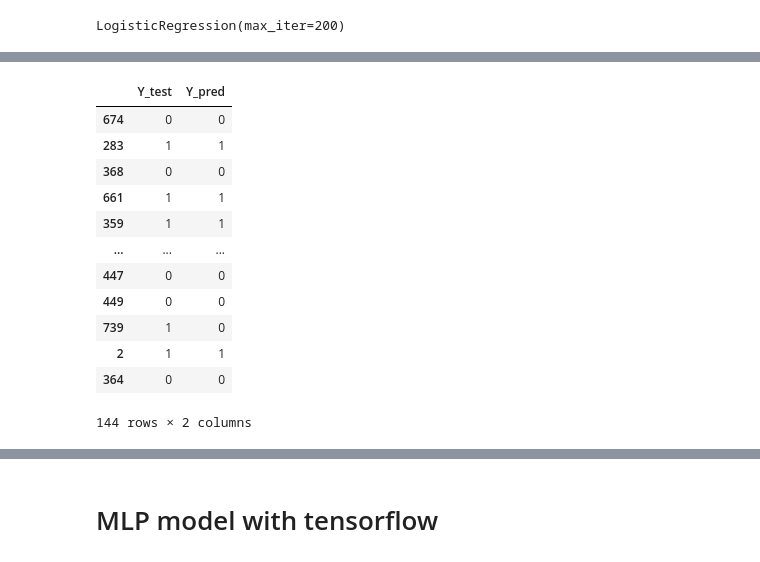
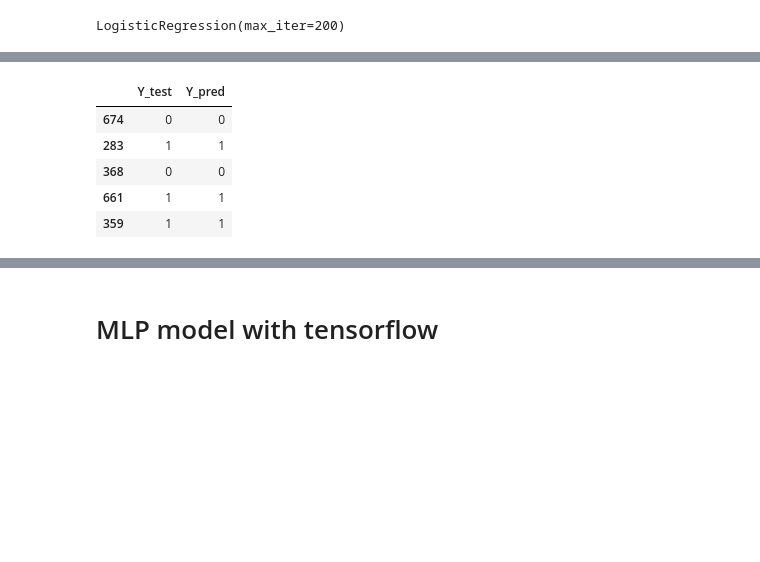
Before and after one commit to Bhargavoza1/ml-practice-project, a Jupyter notebook: Diabetes-Prediction.ipynb, the cells around one changed output, grey strips where cells are left out. Saved outputs shown, nothing was run; the diff lists cells and outputs as text; code cells hidden in the pictures; blank space fills up the shorter version.

```diff
--- a/Diabetes-Prediction.ipynb
+++ b/Diabetes-Prediction.ipynb
@@ -177,0 +264,9 @@ diabetes_DS2.boxplot(figsize=(15,10))
+# %%
+diabetes_DS2=pd.get_dummies(diabetes_DS2)
+# %%
+# Assuming your DataFrame is named diabetes_DS2
+diabetes_DS2['BM_DESC_Healthy'] = pd.factorize(diabetes_DS2['BM_DESC_Healthy'])[0]
+diabetes_DS2['BM_DESC_Obese'] = pd.factorize(diabetes_DS2['BM_DESC_Obese'])[0]
+diabetes_DS2['BM_DESC_Over'] = pd.factorize(diabetes_DS2['BM_DESC_Over'])[0]
+diabetes_DS2['INSULIN_DESC_Abnormal'] = pd.factorize(diabetes_DS2['INSULIN_DESC_Abnormal'])[0]
+diabetes_DS2['INSULIN_DESC_Normal'] = pd.factorize(diabetes_DS2['INSULIN_DESC_Normal'])[0]
@@ -178,9 +311,12 @@ diabetes_DS2.boxplot(figsize=(15,10))
+# %%
+cols_drop=['Outcome','BM_DESC_Under']
+X=diabetes_DS2.drop(cols_drop,axis=1)
+Y = diabetes_DS2['Outcome']
 # %%
 from sklearn.preprocessing import StandardScaler
 scaler = StandardScaler()
 
-X = scaler.fit_transform(diabetes_DS2.drop(columns= 'Outcome', axis=1))
-Y = diabetes_DS2['Outcome']
+X = scaler.fit_transform(X)
 # %%
 X[0:5]
 # %% [output]
@@ -232,24 +373,17 @@ from sklearn.metrics import classification_report
 # %%
 Y_pred = logisticregression.predict(X_test)
 Y_test_pred = pd.DataFrame({
     'Y_test': Y_test,
     'Y_pred': Y_pred
 })
-Y_test_pred
+Y_test_pred.head()
 # %% [output]
 |  | Y_test | Y_pred |
 | 674 | 0 | 0 |
 | 283 | 1 | 1 |
 | 368 | 0 | 0 |
 | 661 | 1 | 1 |
 | 359 | 1 | 1 |
-| ... | ... | ... |
-| 447 | 0 | 0 |
-| 449 | 0 | 0 |
-| 739 | 1 | 0 |
-| 2 | 1 | 1 |
-| 364 | 0 | 0 |
-144 rows × 2 columns
 # %%
 from sklearn.metrics import confusion_matrix
 confusion_matrix(Y_test, Y_pred)
```
Also changed, not shown: parts of 29 cells of this notebook.
